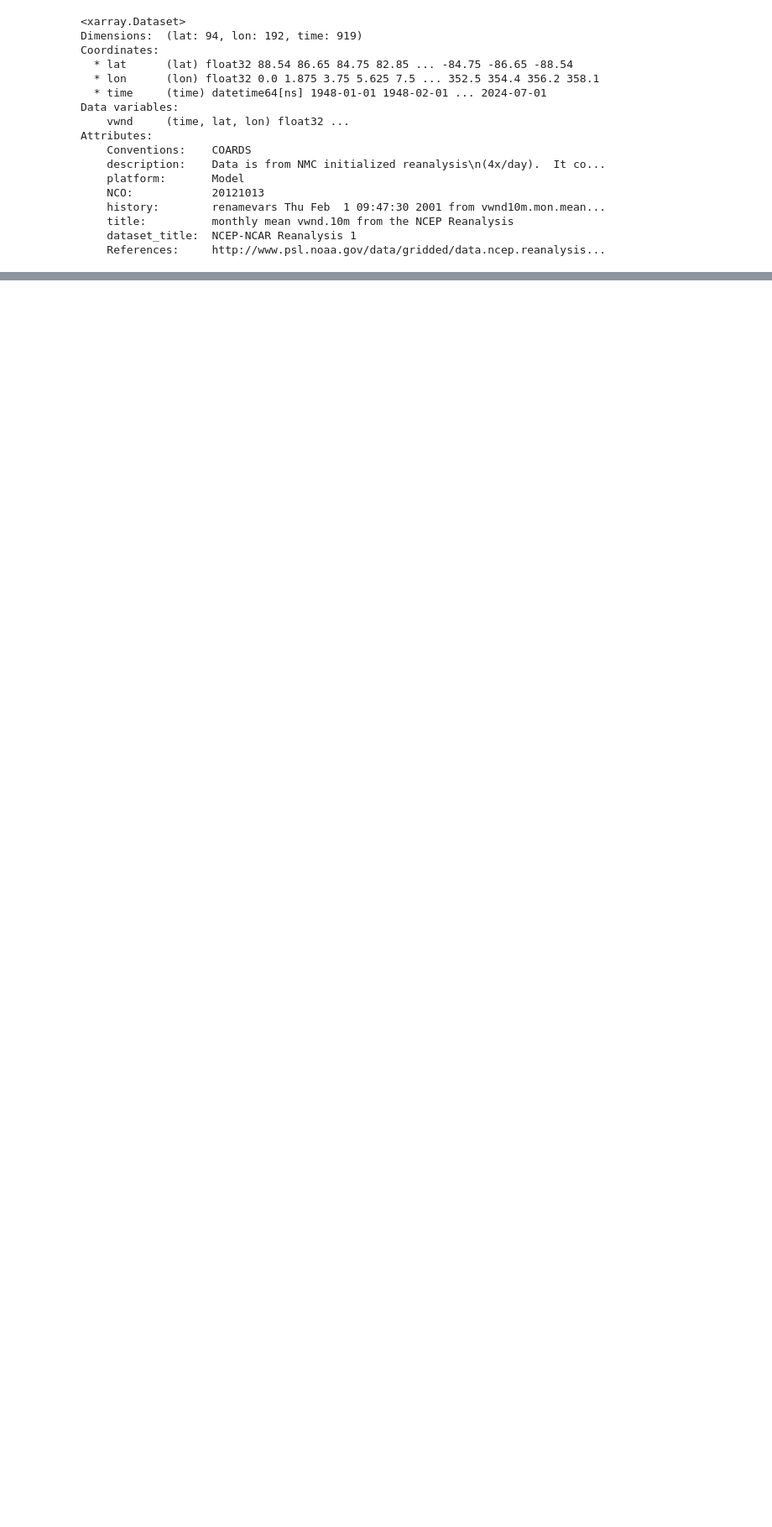
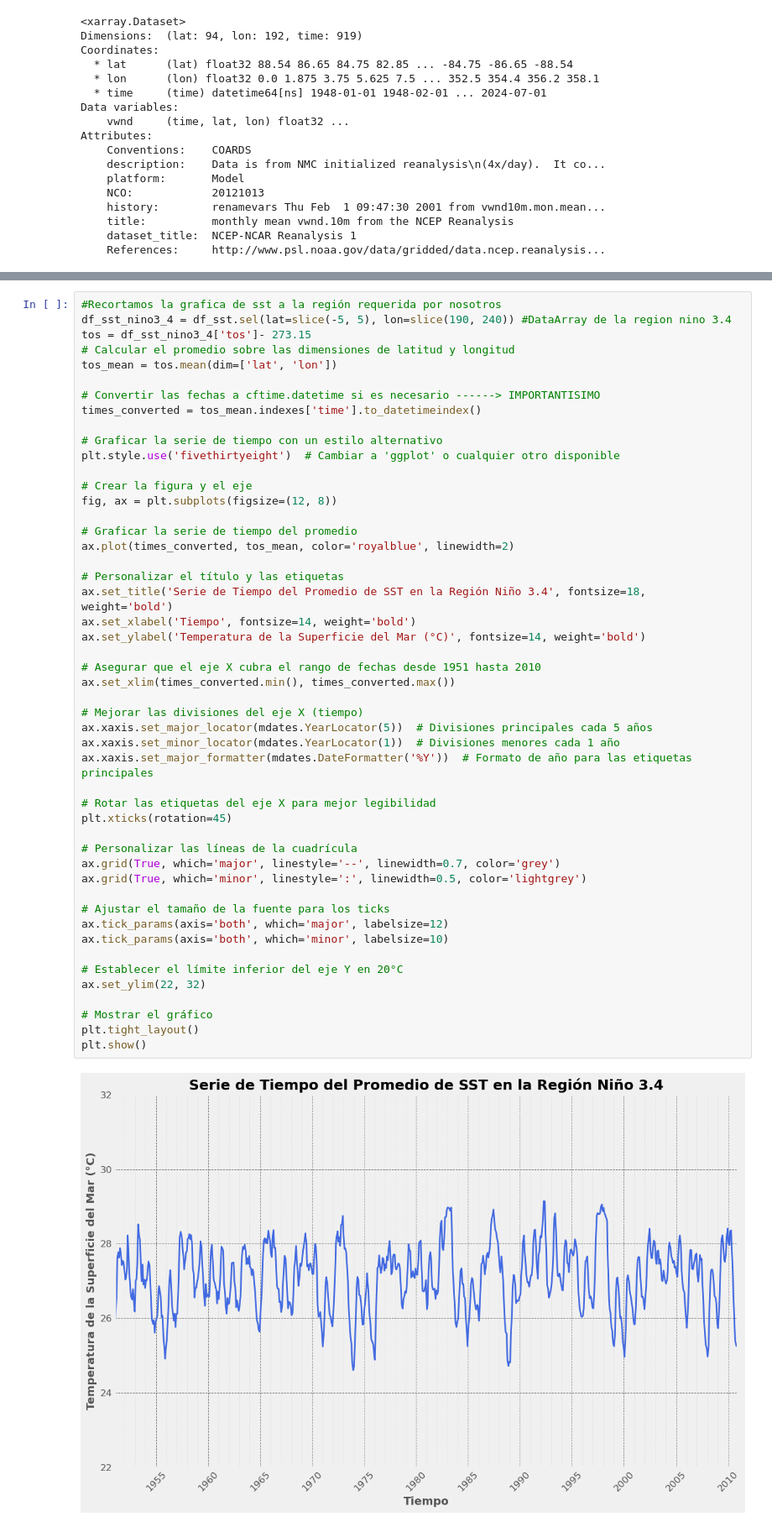
Before and after one commit to ROrtegaAyala/ADA, a Jupyter notebook: Analisis_Estadistico_ENSO.ipynb, the cells around one changed output, grey strips where cells are left out. Shown: that part at 84% size. Saved outputs shown, nothing was run; the diff lists cells and outputs as text; blank space fills up the shorter version.

```diff
--- a/Analisis_Estadistico_ENSO.ipynb
+++ b/Analisis_Estadistico_ENSO.ipynb
@@ -157,0 +164,51 @@ Attributes:
+# %%
+#Recortamos la grafica de sst a la región requerida por nosotros
+df_sst_nino3_4 = df_sst.sel(lat=slice(-5, 5), lon=slice(190, 240)) #DataArray de la region nino 3.4
+tos = df_sst_nino3_4['tos']- 273.15
+# Calcular el promedio sobre las dimensiones de latitud y longitud
+tos_mean = tos.mean(dim=['lat', 'lon'])
+
+# Convertir las fechas a cftime.datetime si es necesario ------> IMPORTANTISIMO
+times_converted = tos_mean.indexes['time'].to_datetimeindex()
+
+# Graficar la serie de tiempo con un estilo alternativo
+plt.style.use('fivethirtyeight')  # Cambiar a 'ggplot' o cualquier otro disponible
+
+# Crear la figura y el eje
+fig, ax = plt.subplots(figsize=(12, 8))
+
+# Graficar la serie de tiempo del promedio
+ax.plot(times_converted, tos_mean, color='royalblue', linewidth=2)
+
+# Personalizar el título y las etiquetas
+ax.set_title('Serie de Tiempo del Promedio de SST en la Región Niño 3.4', fontsize=18, weight='bold')
+ax.set_xlabel('Tiempo', fontsize=14, weight='bold')
+ax.set_ylabel('Temperatura de la Superficie del Mar (°C)', fontsize=14, weight='bold')
+
+# Asegurar que el eje X cubra el rango de fechas desde 1951 hasta 2010
+ax.set_xlim(times_converted.min(), times_converted.max())
+
+# Mejorar las divisiones del eje X (tiempo)
+ax.xaxis.set_major_locator(mdates.YearLocator(5))  # Divisiones principales cada 5 años
+ax.xaxis.set_minor_locator(mdates.YearLocator(1))  # Divisiones menores cada 1 año
+ax.xaxis.set_major_formatter(mdates.DateFormatter('%Y'))  # Formato de año para las etiquetas principales
+
+# Rotar las etiquetas del eje X para mejor legibilidad
+plt.xticks(rotation=45)
+
+# Personalizar las líneas de la cuadrícula
+ax.grid(True, which='major', linestyle='--', linewidth=0.7, color='grey')
+ax.grid(True, which='minor', linestyle=':', linewidth=0.5, color='lightgrey')
+
+# Ajustar el tamaño de la fuente para los ticks
+ax.tick_params(axis='both', which='major', labelsize=12)
+ax.tick_params(axis='both', which='minor', labelsize=10)
+
+# Establecer el límite inferior del eje Y en 20°C
+ax.set_ylim(22, 32)
+
+# Mostrar el gráfico
+plt.tight_layout()
+plt.show()
+# %% [output]
+[figure, added]
```
Also changed, not shown: parts of 3 cells of this notebook.
